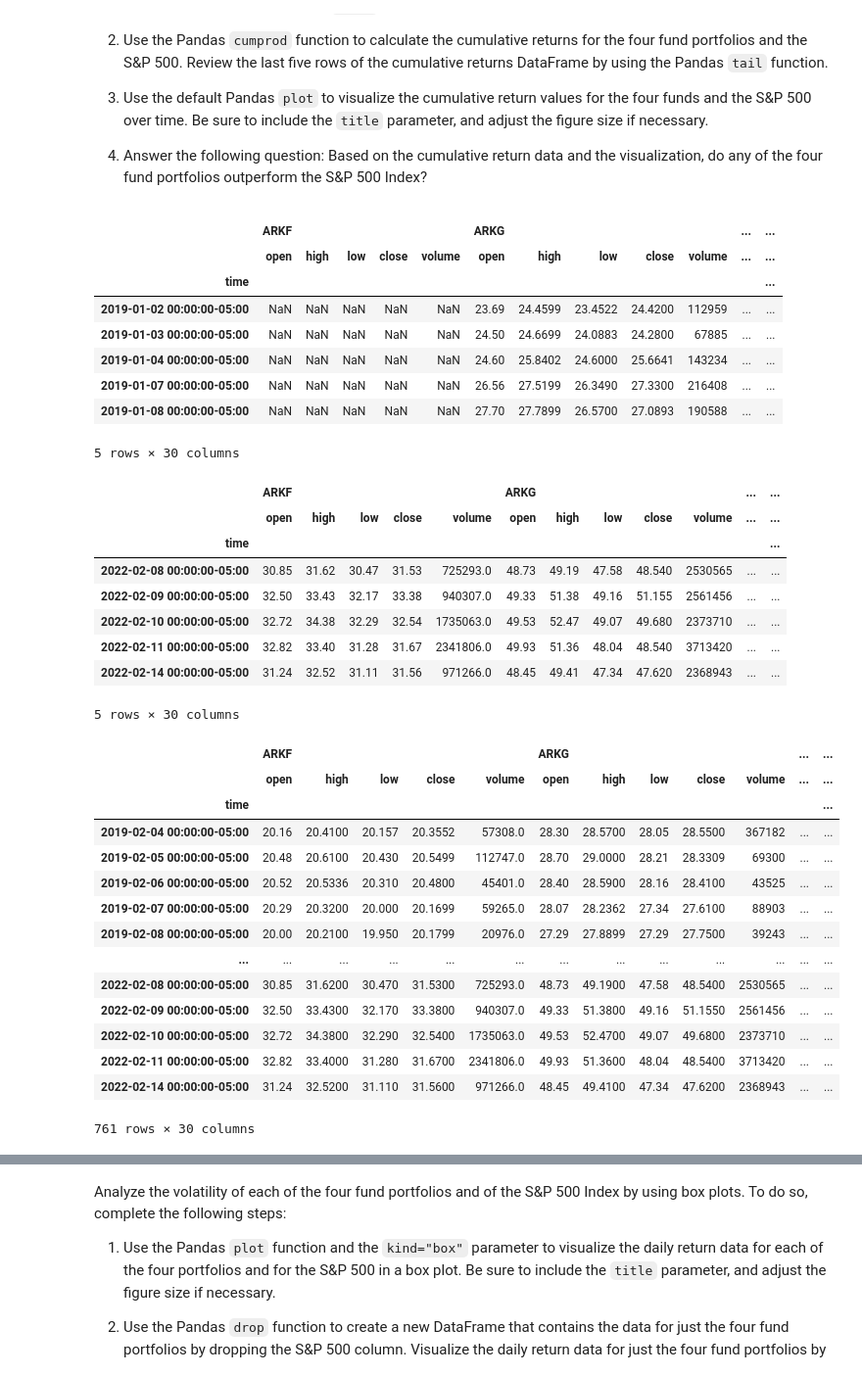
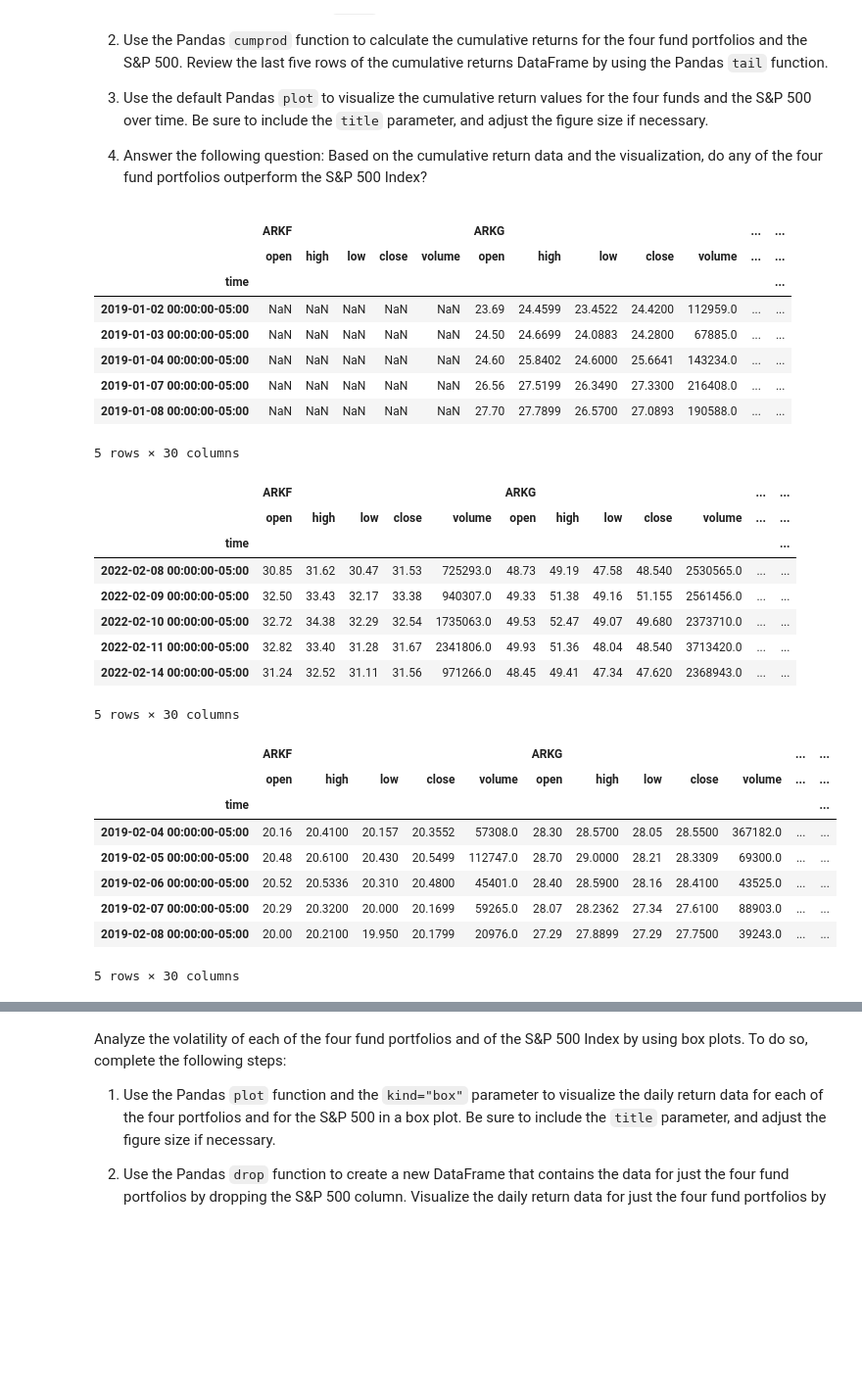
Before and after one commit to trekj/Project_1, a Jupyter notebook: project_ark_invest.ipynb, the cells around one changed output, grey strips where cells are left out. Shown at 98% size. Cells and saved outputs as stored; diff of their text form; code cells hidden in the pictures; blank space fills up the shorter version.

```diff
--- a/project_ark_invest.ipynb
+++ b/project_ark_invest.ipynb
@@ -243,10 +243,10 @@ timeframe = "1D"
 # Set both the start and end date at the date of your prior weekday
 # This will give you the closing price of the previous trading day
 # Alternatively you can use a start and end date of 2020-08-07
-start_date = pd.Timestamp("2019-01-01", hour=None,minute=None, second=None, tz="America/New_York").isoformat()
-end_date = pd.Timestamp("2022-02-14", hour=None,minute=None, second=None, tz="America/New_York").isoformat()
+start_date = pd.Timestamp("2019-01-01", hour=None,minute=None, second=None, tz="America/Chicago").isoformat()
+end_date = pd.Timestamp("2022-02-14", hour=None,minute=None, second=None, tz="America/Chicago").isoformat()
 # %%
-prices_ark_df = alpaca.get_barset(
+ark_df = alpaca.get_barset(
     tickers,
     timeframe,
     start=start_date,
@@ -256,45 +256,39 @@ prices_ark_df = alpaca.get_barset(
 
 # Review the first 5 rows of the Alpaca DataFrame
 # YOUR CODE HERE
-display(prices_ark_df.head())
-display(prices_ark_df.tail())
+display(ark_df.head())
+display(ark_df.tail())
 # %% [output]
 |  | ARKF |  |  |  |  | ARKG |  |  |  |  | ... | ... |
 |  | open | high | low | close | volume | open | high | low | close | volume | ... | ... |
 | time |  |  |  |  |  |  |  |  |  |  |  | ... |
-| 2019-01-02 00:00:00-05:00 | NaN | NaN | NaN | NaN | NaN | 23.69 | 24.4599 | 23.4522 | 24.4200 | 112959 | ... | ... |
-| 2019-01-03 00:00:00-05:00 | NaN | NaN | NaN | NaN | NaN | 24.50 | 24.6699 | 24.0883 | 24.2800 | 67885 | ... | ... |
-| 2019-01-04 00:00:00-05:00 | NaN | NaN | NaN | NaN | NaN | 24.60 | 25.8402 | 24.6000 | 25.6641 | 143234 | ... | ... |
-| 2019-01-07 00:00:00-05:00 | NaN | NaN | NaN | NaN | NaN | 26.56 | 27.5199 | 26.3490 | 27.3300 | 216408 | ... | ... |
-| 2019-01-08 00:00:00-05:00 | NaN | NaN | NaN | NaN | NaN | 27.70 | 27.7899 | 26.5700 | 27.0893 | 190588 | ... | ... |
+| 2019-01-02 00:00:00-05:00 | NaN | NaN | NaN | NaN | NaN | 23.69 | 24.4599 | 23.4522 | 24.4200 | 112959.0 | ... | ... |
+| 2019-01-03 00:00:00-05:00 | NaN | NaN | NaN | NaN | NaN | 24.50 | 24.6699 | 24.0883 | 24.2800 | 67885.0 | ... | ... |
+| 2019-01-04 00:00:00-05:00 | NaN | NaN | NaN | NaN | NaN | 24.60 | 25.8402 | 24.6000 | 25.6641 | 143234.0 | ... | ... |
+| 2019-01-07 00:00:00-05:00 | NaN | NaN | NaN | NaN | NaN | 26.56 | 27.5199 | 26.3490 | 27.3300 | 216408.0 | ... | ... |
+| 2019-01-08 00:00:00-05:00 | NaN | NaN | NaN | NaN | NaN | 27.70 | 27.7899 | 26.5700 | 27.0893 | 190588.0 | ... | ... |
 5 rows × 30 columns
 |  | ARKF |  |  |  |  | ARKG |  |  |  |  | ... | ... |
 |  | open | high | low | close | volume | open | high | low | close | volume | ... | ... |
 | time |  |  |  |  |  |  |  |  |  |  |  | ... |
-| 2022-02-08 00:00:00-05:00 | 30.85 | 31.62 | 30.47 | 31.53 | 725293.0 | 48.73 | 49.19 | 47.58 | 48.540 | 2530565 | ... | ... |
-| 2022-02-09 00:00:00-05:00 | 32.50 | 33.43 | 32.17 | 33.38 | 940307.0 | 49.33 | 51.38 | 49.16 | 51.155 | 2561456 | ... | ... |
-| 2022-02-10 00:00:00-05:00 | 32.72 | 34.38 | 32.29 | 32.54 | 1735063.0 | 49.53 | 52.47 | 49.07 | 49.680 | 2373710 | ... | ... |
-| 2022-02-11 00:00:00-05:00 | 32.82 | 33.40 | 31.28 | 31.67 | 2341806.0 | 49.93 | 51.36 | 48.04 | 48.540 | 3713420 | ... | ... |
-| 2022-02-14 00:00:00-05:00 | 31.24 | 32.52 | 31.11 | 31.56 | 971266.0 | 48.45 | 49.41 | 47.34 | 47.620 | 2368943 | ... | ... |
+| 2022-02-08 00:00:00-05:00 | 30.85 | 31.62 | 30.47 | 31.53 | 725293.0 | 48.73 | 49.19 | 47.58 | 48.540 | 2530565.0 | ... | ... |
+| 2022-02-09 00:00:00-05:00 | 32.50 | 33.43 | 32.17 | 33.38 | 940307.0 | 49.33 | 51.38 | 49.16 | 51.155 | 2561456.0 | ... | ... |
+| 2022-02-10 00:00:00-05:00 | 32.72 | 34.38 | 32.29 | 32.54 | 1735063.0 | 49.53 | 52.47 | 49.07 | 49.680 | 2373710.0 | ... | ... |
+| 2022-02-11 00:00:00-05:00 | 32.82 | 33.40 | 31.28 | 31.67 | 2341806.0 | 49.93 | 51.36 | 48.04 | 48.540 | 3713420.0 | ... | ... |
+| 2022-02-14 00:00:00-05:00 | 31.24 | 32.52 | 31.11 | 31.56 | 971266.0 | 48.45 | 49.41 | 47.34 | 47.620 | 2368943.0 | ... | ... |
 5 rows × 30 columns
 # %%
-prices_ark_df=prices_ark_df.dropna()
-prices_ark_df
+ark_df = ark_df.dropna()
+ark_df.head()
 #prices_ark_close_dfd = prices_ark_close_df.drop(prices_ark_close_df.iloc[:, 1:"close"], axis=1, inplace=True)
 #prices_ark_close_dfd
 # %% [output]
 |  | ARKF |  |  |  |  | ARKG |  |  |  |  | ... | ... |
 |  | open | high | low | close | volume | open | high | low | close | volume | ... | ... |
 | time |  |  |  |  |  |  |  |  |  |  |  | ... |
-| 2019-02-04 00:00:00-05:00 | 20.16 | 20.4100 | 20.157 | 20.3552 | 57308.0 | 28.30 | 28.5700 | 28.05 | 28.5500 | 367182 | ... | ... |
-| 2019-02-05 00:00:00-05:00 | 20.48 | 20.6100 | 20.430 | 20.5499 | 112747.0 | 28.70 | 29.0000 | 28.21 | 28.3309 | 69300 | ... | ... |
-| 2019-02-06 00:00:00-05:00 | 20.52 | 20.5336 | 20.310 | 20.4800 | 45401.0 | 28.40 | 28.5900 | 28.16 | 28.4100 | 43525 | ... | ... |
-| 2019-02-07 00:00:00-05:00 | 20.29 | 20.3200 | 20.000 | 20.1699 | 59265.0 | 28.07 | 28.2362 | 27.34 | 27.6100 | 88903 | ... | ... |
-| 2019-02-08 00:00:00-05:00 | 20.00 | 20.2100 | 19.950 | 20.1799 | 20976.0 | 27.29 | 27.8899 | 27.29 | 27.7500 | 39243 | ... | ... |
-| ... | ... | ... | ... | ... | ... | ... | ... | ... | ... | ... | ... | ... |
-| 2022-02-08 00:00:00-05:00 | 30.85 | 31.6200 | 30.470 | 31.5300 | 725293.0 | 48.73 | 49.1900 | 47.58 | 48.5400 | 2530565 | ... | ... |
-| 2022-02-09 00:00:00-05:00 | 32.50 | 33.4300 | 32.170 | 33.3800 | 940307.0 | 49.33 | 51.3800 | 49.16 | 51.1550 | 2561456 | ... | ... |
-| 2022-02-10 00:00:00-05:00 | 32.72 | 34.3800 | 32.290 | 32.5400 | 1735063.0 | 49.53 | 52.4700 | 49.07 | 49.6800 | 2373710 | ... | ... |
-| 2022-02-11 00:00:00-05:00 | 32.82 | 33.4000 | 31.280 | 31.6700 | 2341806.0 | 49.93 | 51.3600 | 48.04 | 48.5400 | 3713420 | ... | ... |
-| 2022-02-14 00:00:00-05:00 | 31.24 | 32.5200 | 31.110 | 31.5600 | 971266.0 | 48.45 | 49.4100 | 47.34 | 47.6200 | 2368943 | ... | ... |
+| 2019-02-04 00:00:00-05:00 | 20.16 | 20.4100 | 20.157 | 20.3552 | 57308.0 | 28.30 | 28.5700 | 28.05 | 28.5500 | 367182.0 | ... | ... |
+| 2019-02-05 00:00:00-05:00 | 20.48 | 20.6100 | 20.430 | 20.5499 | 112747.0 | 28.70 | 29.0000 | 28.21 | 28.3309 | 69300.0 | ... | ... |
+| 2019-02-06 00:00:00-05:00 | 20.52 | 20.5336 | 20.310 | 20.4800 | 45401.0 | 28.40 | 28.5900 | 28.16 | 28.4100 | 43525.0 | ... | ... |
+| 2019-02-07 00:00:00-05:00 | 20.29 | 20.3200 | 20.000 | 20.1699 | 59265.0 | 28.07 | 28.2362 | 27.34 | 27.6100 | 88903.0 | ... | ... |
+| 2019-02-08 00:00:00-05:00 | 20.00 | 20.2100 | 19.950 | 20.1799 | 20976.0 | 27.29 | 27.8899 | 27.29 | 27.7500 | 39243.0 | ... | ... |
-761 rows × 30 columns
+5 rows × 30 columns
```
Also changed, not shown: parts of 7 cells of this notebook.
